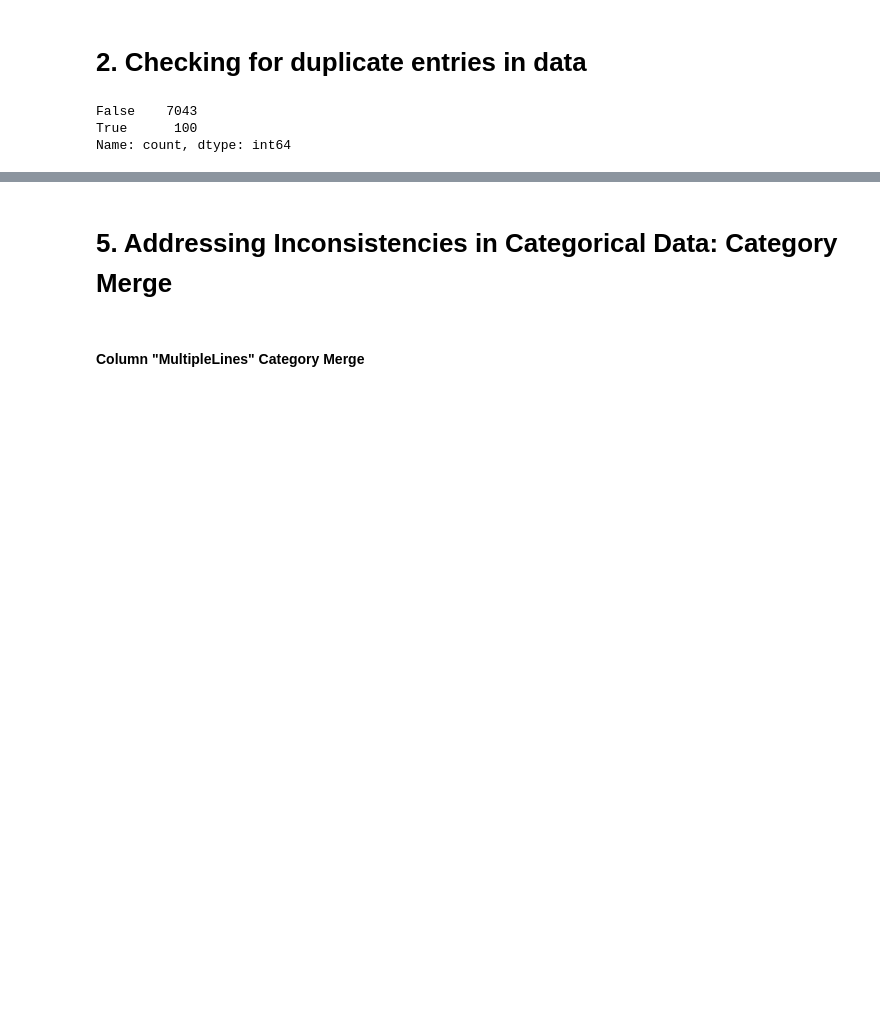
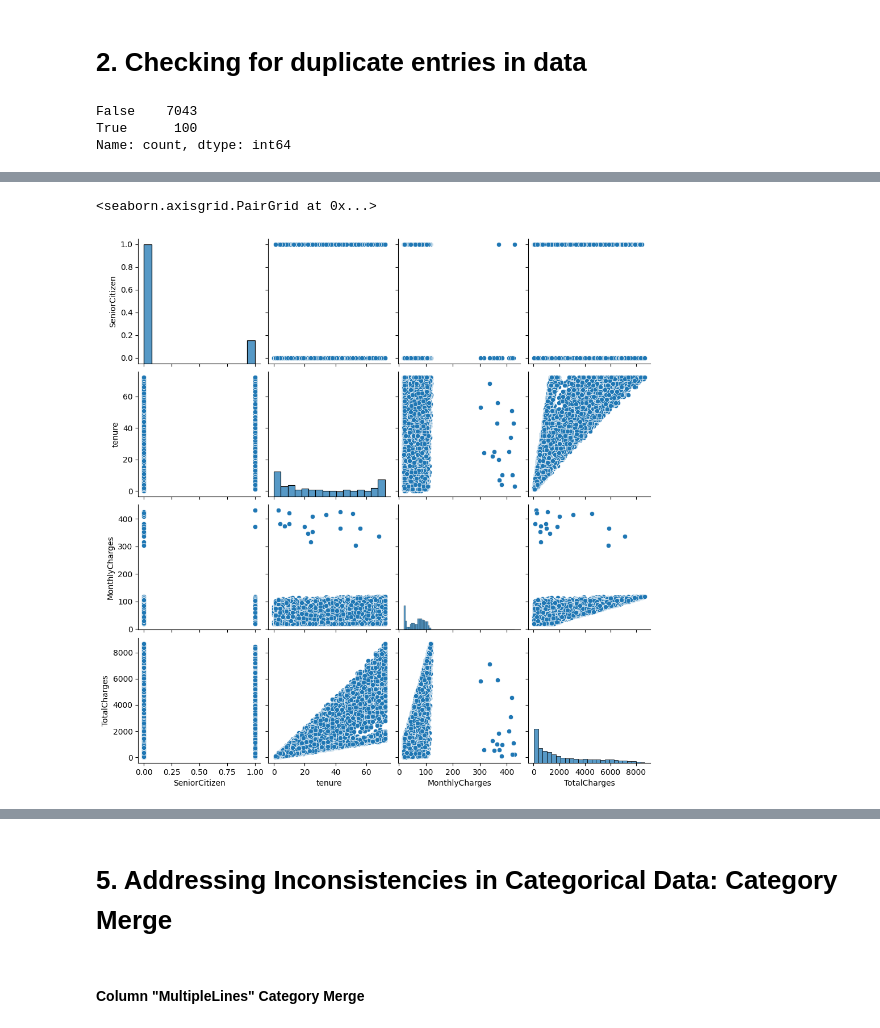
Before and after one commit to ThankiJay/Customer-Churn-Prediction, a Jupyter notebook: notebook/Data Cleaning.ipynb, the cells around one changed output, grey strips where cells are left out. Drawn from its saved outputs; the diff is of its cells as text; code cells hidden in the pictures; blank space fills up the shorter version.

```diff
--- a/notebook/Data Cleaning.ipynb
+++ b/notebook/Data Cleaning.ipynb
@@ -151,0 +241,5 @@ Name: count, dtype: int64
+# %%
+sns.pairplot(data=data)
+# %% [output]
+<seaborn.axisgrid.PairGrid at 0x...>
+[figure, added]
```
Also changed, not shown: parts of 62 cells of this notebook, 1 other file.
